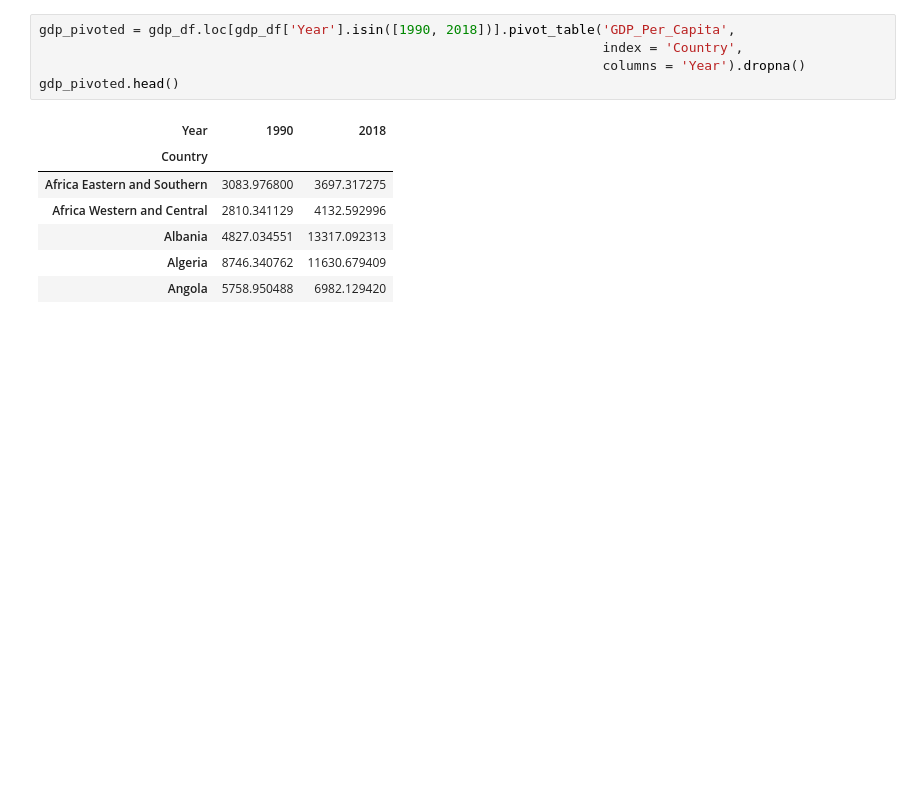
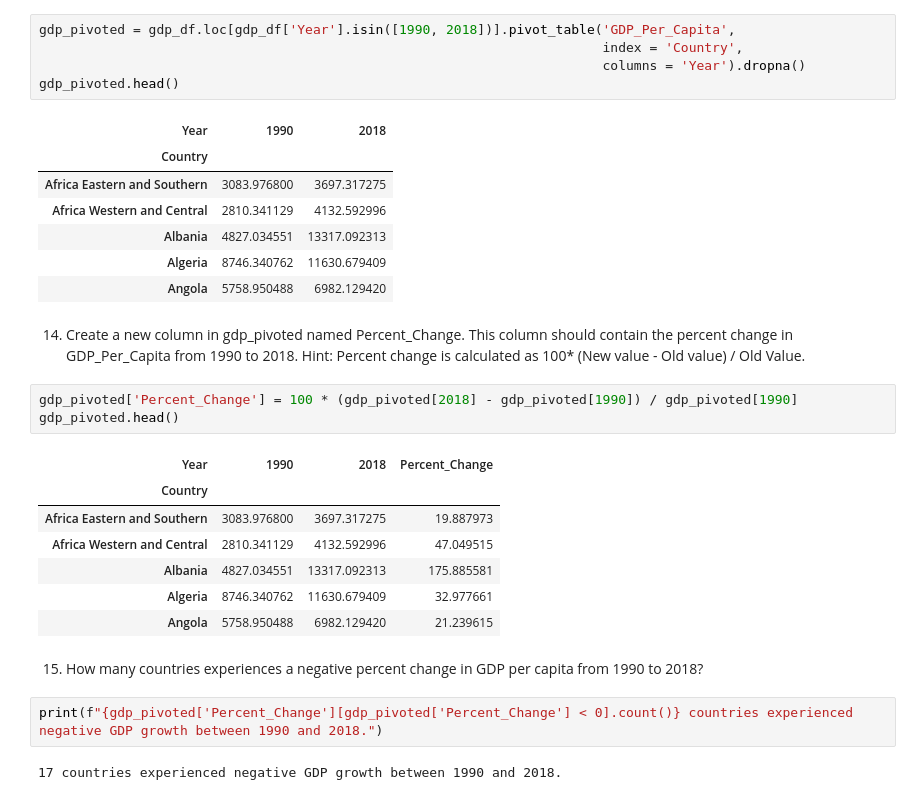
Before and after one commit to nss-data-science-cohort-7/un-exploration-tfwhitesell, a Jupyter notebook: notebooks/UN_Data_Exploration.ipynb, the cells around one changed output. Cells and saved outputs as stored; diff of their text form; blank space fills up the shorter version.

```diff
--- a/notebooks/UN_Data_Exploration.ipynb
+++ b/notebooks/UN_Data_Exploration.ipynb
@@ -187,3 +187,22 @@ gdp_pivoted.head()
 | Albania | 4827.034551 | 13317.092313 |
 | Algeria | 8746.340762 | 11630.679409 |
 | Angola | 5758.950488 | 6982.129420 |
+# %% [markdown]
+14. Create a new column in gdp_pivoted named Percent_Change. This column should contain the percent change in GDP_Per_Capita from 1990 to 2018. Hint: Percent change is calculated as 100* (New value - Old value) / Old Value.
+# %%
+gdp_pivoted['Percent_Change'] = 100 * (gdp_pivoted[2018] - gdp_pivoted[1990]) / gdp_pivoted[1990]
+gdp_pivoted.head()
+# %% [output]
+| Year | 1990 | 2018 | Percent_Change |
+| Country |  |  |  |
+| Africa Eastern and Southern | 3083.976800 | 3697.317275 | 19.887973 |
+| Africa Western and Central | 2810.341129 | 4132.592996 | 47.049515 |
+| Albania | 4827.034551 | 13317.092313 | 175.885581 |
+| Algeria | 8746.340762 | 11630.679409 | 32.977661 |
+| Angola | 5758.950488 | 6982.129420 | 21.239615 |
+# %% [markdown]
+15. How many countries experiences a negative percent change in GDP per capita from 1990 to 2018?
+# %%
+print(f"{gdp_pivoted['Percent_Change'][gdp_pivoted['Percent_Change'] < 0].count()} countries experienced negative GDP growth between 1990 and 2018.")
+# %% [output]
+17 countries experienced negative GDP growth between 1990 and 2018.
```
